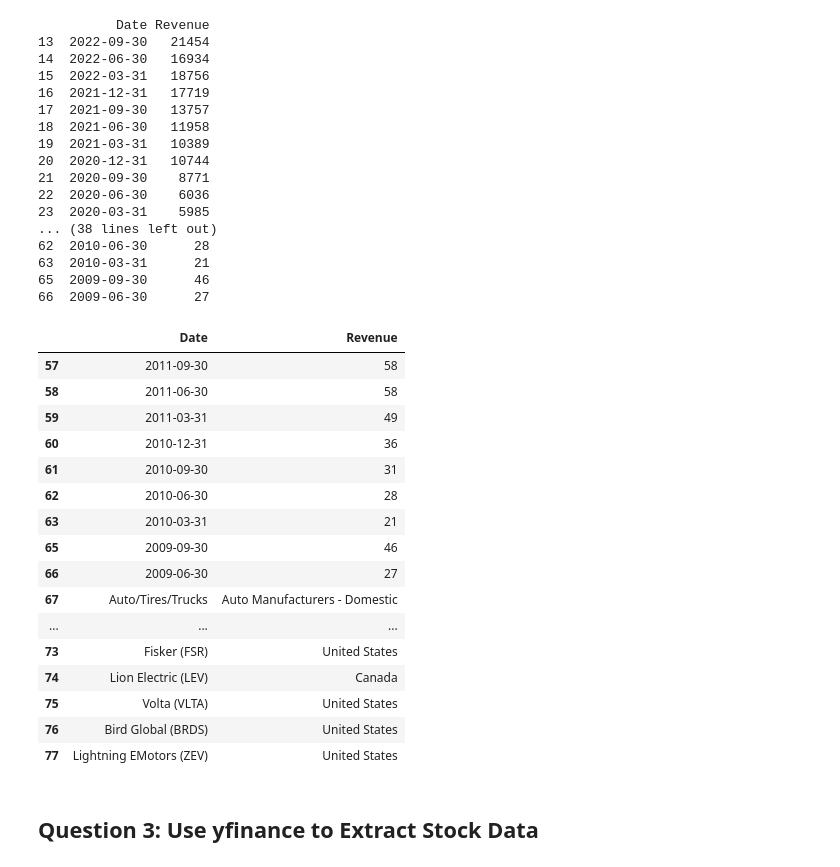
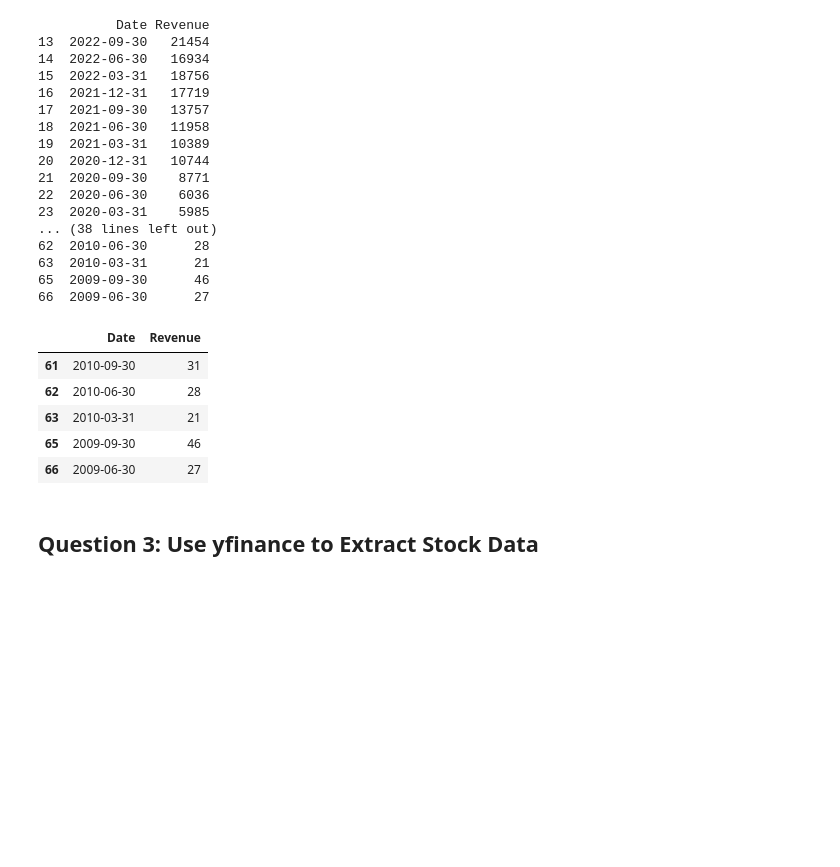
Before and after one commit to Victor-Biggy/Final-assignment-course-5, a Jupyter notebook: Final Assignment-v2.ipynb, the cells around one changed output. Saved outputs shown, nothing was run; the diff lists cells and outputs as text; code cells hidden in the pictures; blank space fills up the shorter version.

```diff
--- a/Final Assignment-v2.ipynb
+++ b/Final Assignment-v2.ipynb
@@ -295,26 +279,15 @@ print(tesla_revenue_subset)
 63  2010-03-31      21
 65  2009-09-30      46
 66  2009-06-30      27
-# %%
-tesla_revenue.tail(20)
-# %% [output]
-|  | Date | Revenue |
-| 57 | 2011-09-30 | 58 |
-| 58 | 2011-06-30 | 58 |
-| 59 | 2011-03-31 | 49 |
-| 60 | 2010-12-31 | 36 |
-| 61 | 2010-09-30 | 31 |
-| 62 | 2010-06-30 | 28 |
-| 63 | 2010-03-31 | 21 |
-| 65 | 2009-09-30 | 46 |
-| 66 | 2009-06-30 | 27 |
-| 67 | Auto/Tires/Trucks | Auto Manufacturers - Domestic |
-| ... | ... | ... |
-| 73 | Fisker (FSR) | United States |
-| 74 | Lion Electric (LEV) | Canada |
-| 75 | Volta (VLTA) | United States |
-| 76 | Bird Global (BRDS) | United States |
-| 77 | Lightning EMotors (ZEV) | United States |
+# %%
+tesla_revenue_subset.tail()
+# %% [output]
+|  | Date | Revenue |
+| 61 | 2010-09-30 | 31 |
+| 62 | 2010-06-30 | 28 |
+| 63 | 2010-03-31 | 21 |
+| 65 | 2009-09-30 | 46 |
+| 66 | 2009-06-30 | 27 |
 # %% [markdown]
 ## Question 3: Use yfinance to Extract Stock Data
 # %% [markdown]
```
Also changed, not shown: parts of 5 cells of this notebook.
